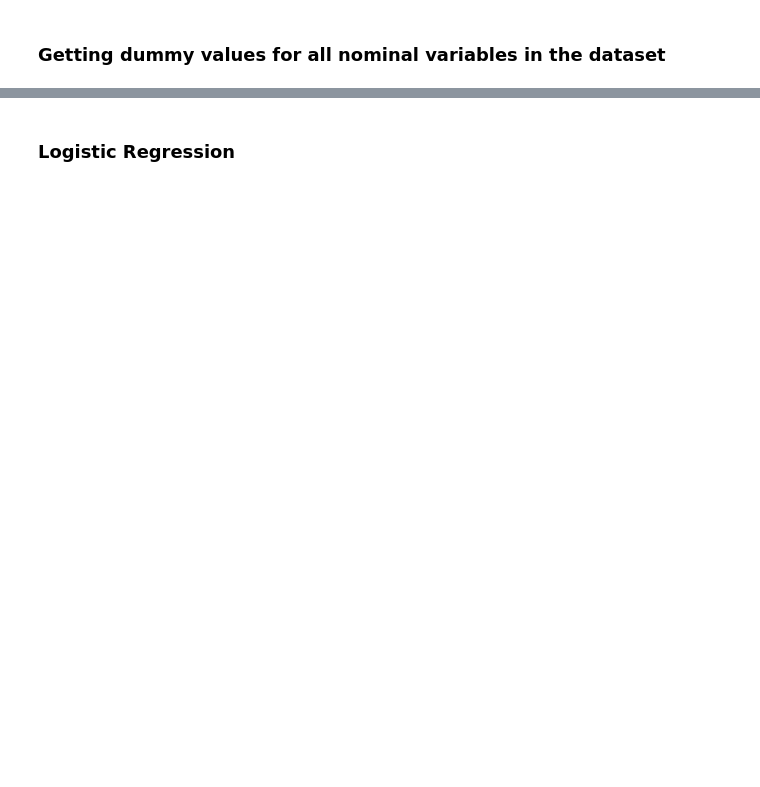
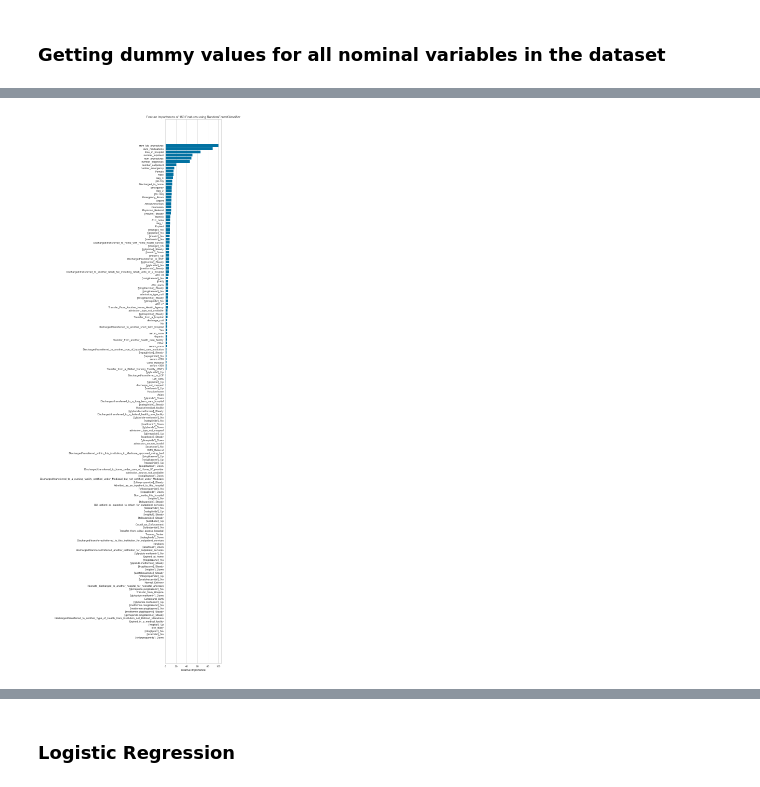
Before and after one commit to Aditya2810/Aditya, a Jupyter notebook: Aditya/Python/Diabetes Readmission/Diabetes_readmission.ipynb, the cells around one changed output, grey strips where cells are left out. Saved outputs shown, nothing was run; the diff lists cells and outputs as text; code cells hidden in the pictures; blank space fills up the shorter version.

```diff
--- a/Aditya/Python/Diabetes Readmission/Diabetes_readmission.ipynb
+++ b/Aditya/Python/Diabetes Readmission/Diabetes_readmission.ipynb
@@ -100,0 +182,3 @@ data['admission_type_id'] = pd.Series(['Emergency' if val == 1 else 'Other'
+# %%
+data['A1Cresult'] = ['A1C_none' if val == 'None' else ('A1C >7' if val == '>7' else 'A1C >8' if val == '>8'
+                       else 'A1C_norm') for val in data['A1Cresult']]
@@ -106,16 +201,7 @@ data_race = pd.get_dummies(data['race'])
 data_gender = pd.get_dummies(data['gender'])
 data_max_glu_serum = pd.get_dummies(data['max_glu_serum'])
 data_A1Cresult = pd.get_dummies(data['A1Cresult'])
-data_insulin = pd.get_dummies(data['insulin'])
-data_change = pd.get_dummies(data['change'])
+data_dischange = pd.get_dummies(data['discharge_disposition_id'])
+data_admission_source = pd.get_dummies(data['admission_source_id'])
+data_admission_type = pd.get_dummies(data['admission_type_id'])
 data_diabetesMed = pd.get_dummies(data['diabetesMed'])
-data_discharge_disposition_id = pd.get_dummies(data['discharge_disposition_id'])
-data_admission_source_id = pd.get_dummies(data['admission_source_id'])
-data_admission_type_id = pd.get_dummies(data['admission_type_id'])
-
-data = pd.concat([data, data_age, data_race, data_gender, data_max_glu_serum, data_A1Cresult,
-                  data_insulin, data_change, data_diabetesMed, data_discharge_disposition_id,
-                  data_admission_source_id, data_admission_type_id], axis=1)
-data.drop(['age', 'race', 'gender', 'max_glu_serum', 'A1Cresult', 'insulin', 'change',
-                  'diabetesMed', 'discharge_disposition_id', 'admission_source_id',
-                  'admission_type_id'], axis=1, inplace=True)
@@ -121,0 +233,13 @@ data.drop(['age', 'race', 'gender', 'max_glu_serum', 'A1Cresult', 'insulin', 'ch
+# %%
+data = pd.concat([data, data_age, data_race, data_gender, data_max_glu_serum, data_A1Cresult, data_dischange, data_admission_source,
+                  data_admission_type, data_diabetesMed, data_insulin, data_metformin, data_repaglinide, data_nateglinide,
+                 data_chlorpropamide, data_glimepiride, data_acetohexamide, data_glipizide, data_glyburide, data_tolbutamide,
+                 data_pioglitazone, data_rosiglitazone, data_acarbose, data_miglitol, data_troglitazone, data_tolazamide,
+                 data_examide, data_citoglipton, data_glyburide_metformin, data_glipizide_metformin, data_glimepiride_pioglitazone,
+                 data_metformin_rosiglitazone, data_metformin_pioglitazone, data_change], axis=1)
+data.drop(['race','gender','age','admission_type_id','discharge_disposition_id','admission_source_id','max_glu_serum',
+           'A1Cresult','metformin','repaglinide','nateglinide','insulin',
+           'chlorpropamide','glimepiride','acetohexamide','glipizide','glyburide','tolbutamide','pioglitazone','rosiglitazone',
+           'acarbose','miglitol','troglitazone','tolazamide','examide','citoglipton','insulin','glyburide-metformin',
+           'glipizide-metformin','glimepiride-pioglitazone','metformin-rosiglitazone','metformin-pioglitazone','change',
+           'diabetesMed'], axis=1, inplace=True)
@@ -124,0 +274,5 @@ y = data["readmitted"]
+# %%
+from sklearn.feature_selection import RFECV
+clf = RandomForestClassifier(random_state = 100, n_jobs = -1, class_weight = {0:1,1:9})
+rfecv = RFECV(clf, step=1, cv = 3, n_jobs = -1)
+rfecv = rfecv.fit(x, y)
@@ -124,0 +301,10 @@ y = data["readmitted"]
+# %%
+from yellowbrick.features.importances import FeatureImportances
+fig = plt.figure(figsize = (10,30))
+ax = fig.add_subplot()
+
+viz = FeatureImportances(clf, ax=ax)
+viz.fit(x, y)
+viz.poof()
+# %% [output]
+[figure, added]
```
Also changed, not shown: parts of 57 cells of this notebook.
